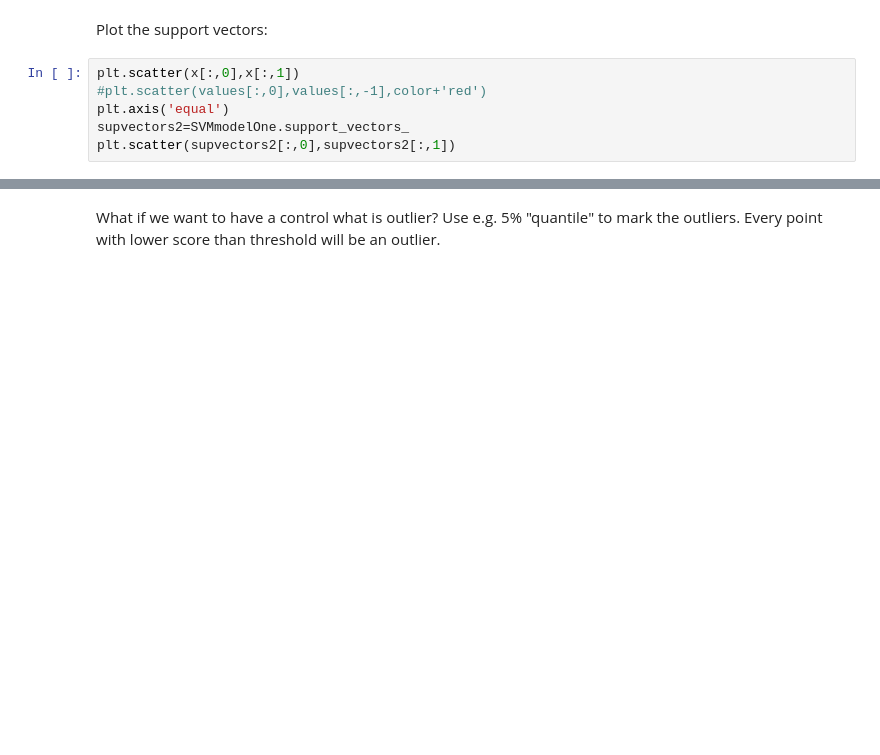
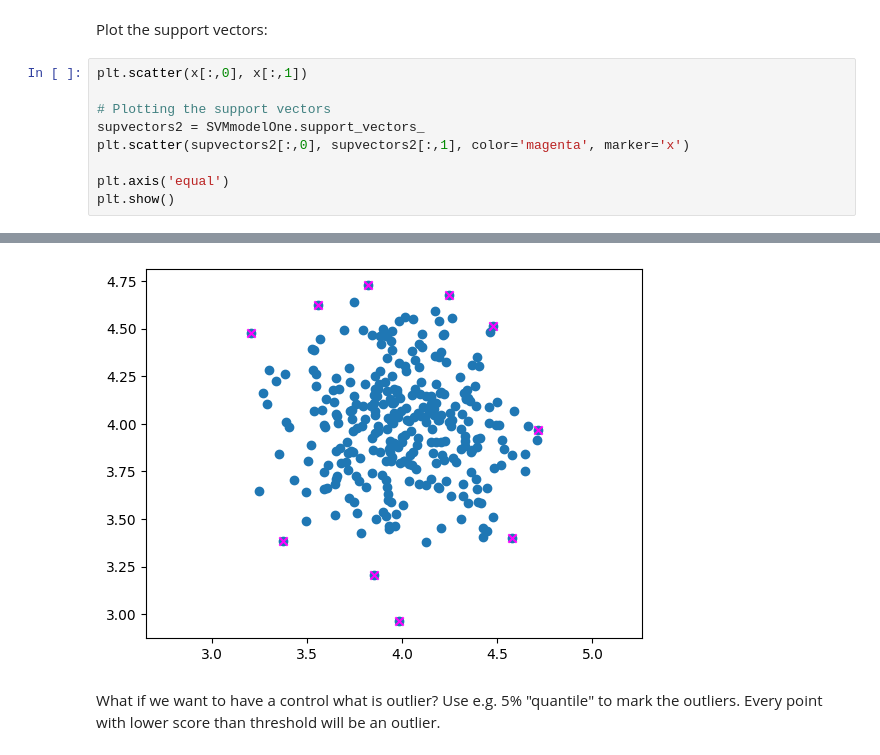
Before and after one commit to basartimucin/MPA-MLF, a Jupyter notebook: Week1_Lab_03_SVM.ipynb, the cells around one changed output, grey strips where cells are left out. Saved outputs shown, nothing was run; the diff lists cells and outputs as text; blank space fills up the shorter version.

```diff
--- a/Week1_Lab_03_SVM.ipynb
+++ b/Week1_Lab_03_SVM.ipynb
@@ -166,9 +166,12 @@ plt.show()
 # %% [markdown]
 Plot the support vectors:
 # %%
-plt.scatter(x[:,0],x[:,1])
-#plt.scatter(values[:,0],values[:,-1],color+'red')
+plt.scatter(x[:,0], x[:,1])
+
+# Plotting the support vectors
+supvectors2 = SVMmodelOne.support_vectors_
+plt.scatter(supvectors2[:,0], supvectors2[:,1], color='magenta', marker='x')
+
 plt.axis('equal')
-supvectors2=SVMmodelOne.support_vectors_
-plt.scatter(supvectors2[:,0],supvectors2[:,1])
+plt.show()
 # %% [output]
@@ -176,3 +178,4 @@ SyntaxError: invalid syntax. Perhaps you forgot a comma? (<ipython-input-13-8a64
+[figure, added]
 # %% [markdown]
 What if we want to have a control what is outlier? Use e.g. 5% "quantile" to mark the outliers. Every point with lower score than threshold will be an outlier.
 # %%
```
Also changed, not shown: parts of 3 cells of this notebook.
